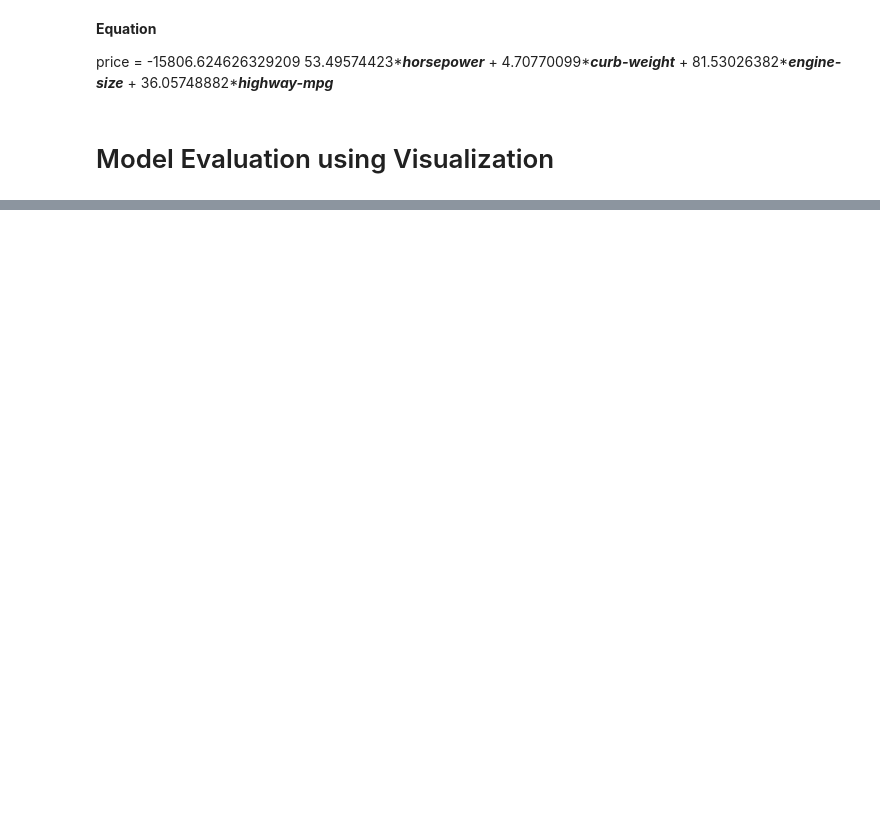
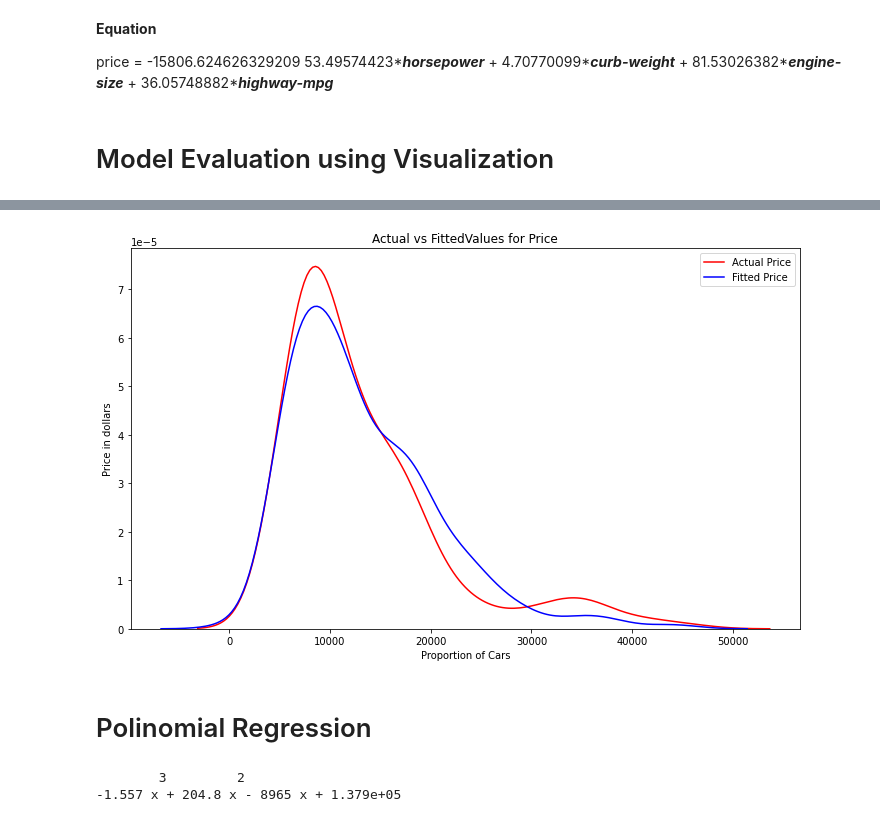
Before and after one commit to FernandoCallasaca/car_price_prediction_python_ml, a Jupyter notebook: 3. model development.ipynb, the cells around one changed output, grey strips where cells are left out. Saved outputs shown, nothing was run; the diff lists cells and outputs as text; code cells hidden in the pictures; blank space fills up the shorter version.

```diff
--- a/3. model development.ipynb
+++ b/3. model development.ipynb
@@ -124,0 +157,3 @@ price = -15806.624626329209 53.49574423*_**horsepower**_ + 4.70770099*_**curb-we
+# %%
+# predict the multiple linear regression
+yhat_z = lm2.predict(z)
@@ -124,0 +164,16 @@ price = -15806.624626329209 53.49574423*_**horsepower**_ + 4.70770099*_**curb-we
+# %%
+plt.figure(figsize=(12,7))
+
+ax1 = sns.kdeplot(df_cars['price'], color = 'r', label = 'Actual Price')
+sns.kdeplot(yhat_z, color = 'b', label  = 'Fitted Price', ax =  ax1)
+
+plt.title('Actual vs FittedValues for Price')
+plt.xlabel('Proportion of Cars')
+plt.ylabel('Price in dollars')
+plt.legend()
+
+plt.show()
+# %% [output]
+[figure, added]
+# %% [markdown]
+# Polinomial Regression
@@ -124,0 +198,10 @@ price = -15806.624626329209 53.49574423*_**horsepower**_ + 4.70770099*_**curb-we
+# %%
+# create
+
+f = np.polyfit(x, y, 3)
+#
+p = np.poly1d(f)
+print(p)
+# %% [output]
+        3         2
+-1.557 x + 204.8 x - 8965 x + 1.379e+05
```
Also changed, not shown: parts of 48 cells of this notebook, 1 other file.
